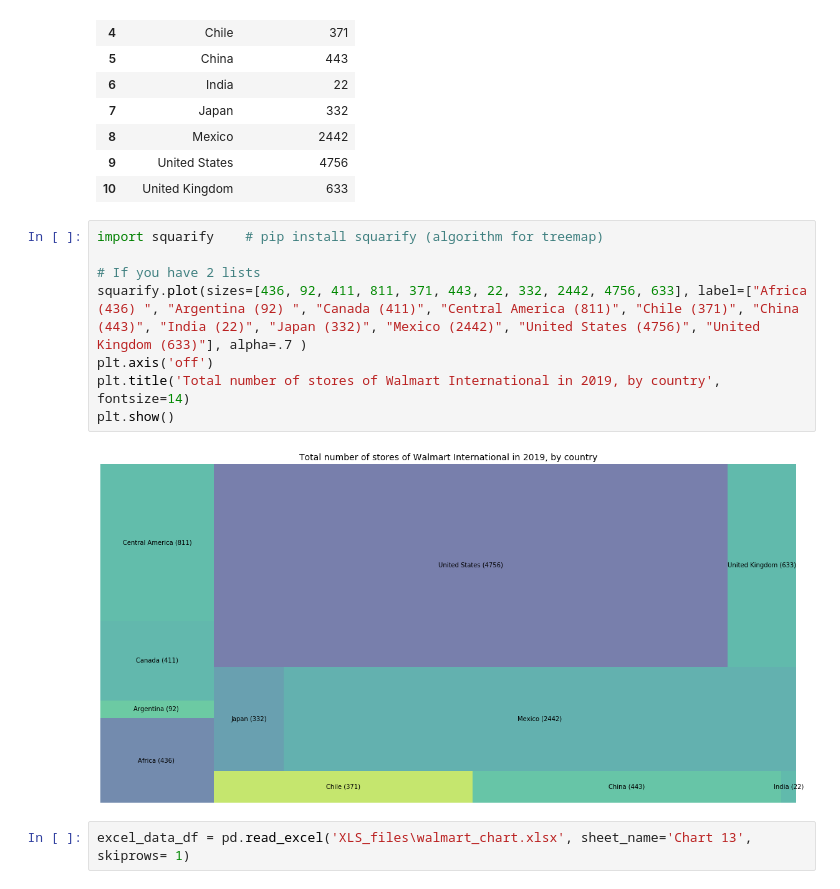
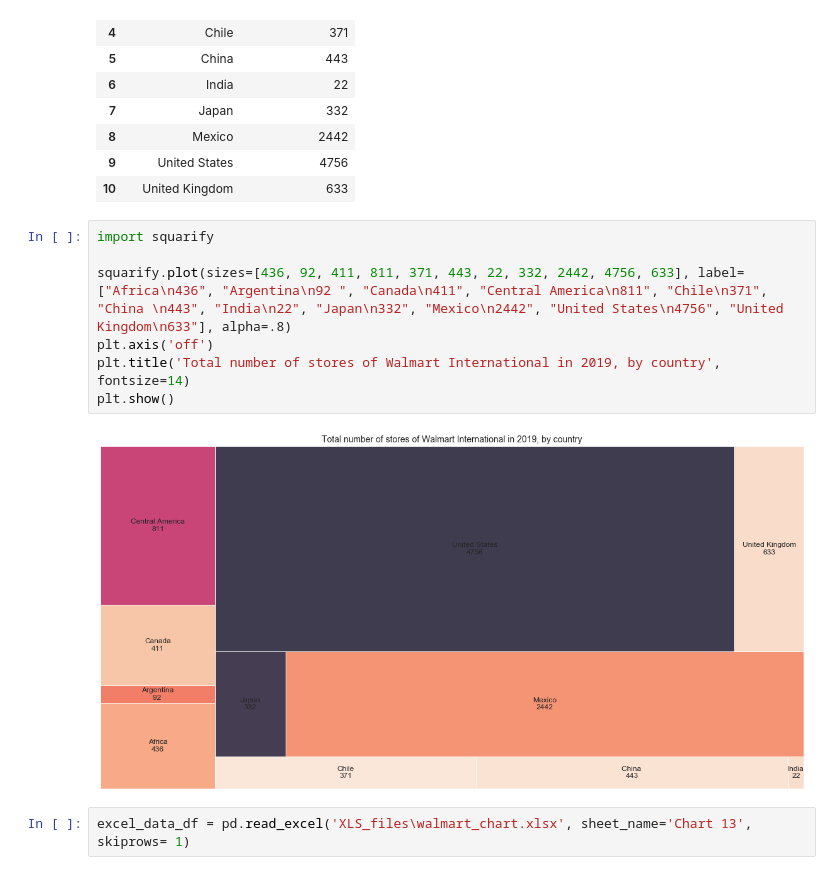
Before and after one commit to raphxcha/Open-data-project, a Jupyter notebook: WalmartOpenDataProject.ipynb, the cells around one changed output. Cells and saved outputs as stored; diff of their text form.

```diff
--- a/WalmartOpenDataProject.ipynb
+++ b/WalmartOpenDataProject.ipynb
@@ -488,15 +459,14 @@ excel_data_df.head(50)
 | 9 | United States | 4756 |
 | 10 | United Kingdom | 633 |
 # %%
-import squarify    # pip install squarify (algorithm for treemap)
+import squarify
 
-# If you have 2 lists
-squarify.plot(sizes=[436, 92, 411, 811, 371, 443, 22, 332, 2442, 4756, 633], label=["Africa (436) ", "Argentina (92) ", "Canada (411)", "Central America (811)", "Chile (371)", "China (443)", "India (22)", "Japan (332)", "Mexico (2442)", "United States (4756)", "United Kingdom (633)"], alpha=.7 )
+squarify.plot(sizes=[436, 92, 411, 811, 371, 443, 22, 332, 2442, 4756, 633], label=["Africa\n436", "Argentina\n92 ", "Canada\n411", "Central America\n811", "Chile\n371", "China \n443", "India\n22", "Japan\n332", "Mexico\n2442", "United States\n4756", "United Kingdom\n633"], alpha=.8)
 plt.axis('off')
 plt.title('Total number of stores of Walmart International in 2019, by country', fontsize=14)
 plt.show()
 # %% [output]
-[figure, old version]
+[figure, new version]
 # %%
 excel_data_df = pd.read_excel('XLS_files\walmart_chart.xlsx', sheet_name='Chart 13', skiprows= 1)
 # %%
```
Also changed, not shown: parts of 12 cells of this notebook.
